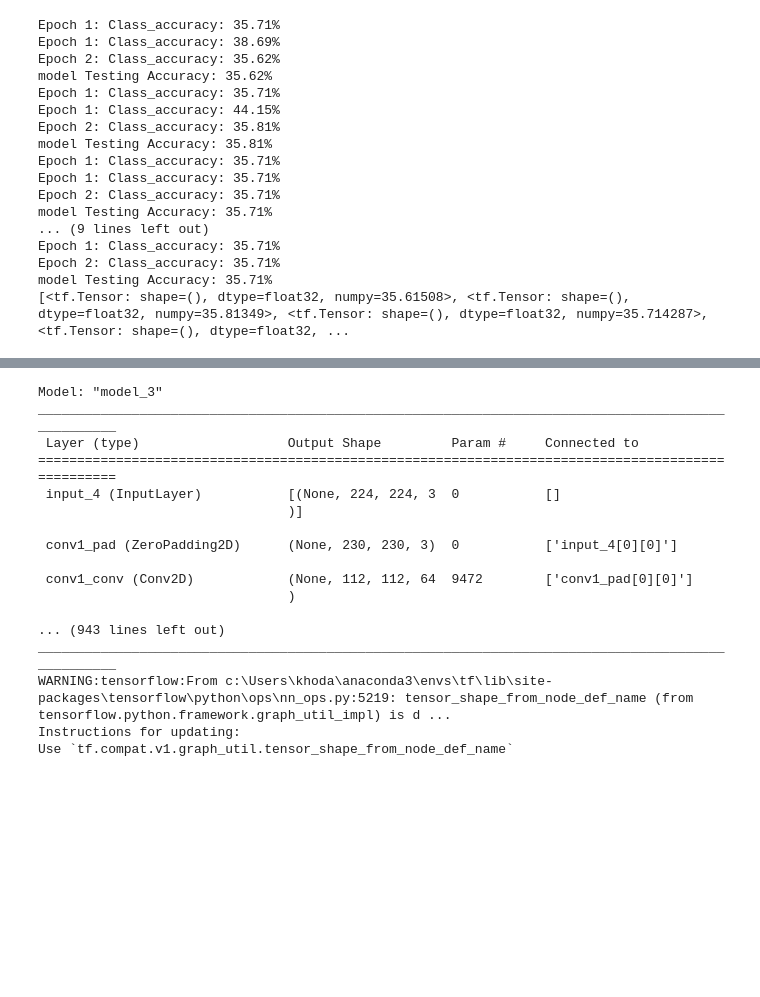
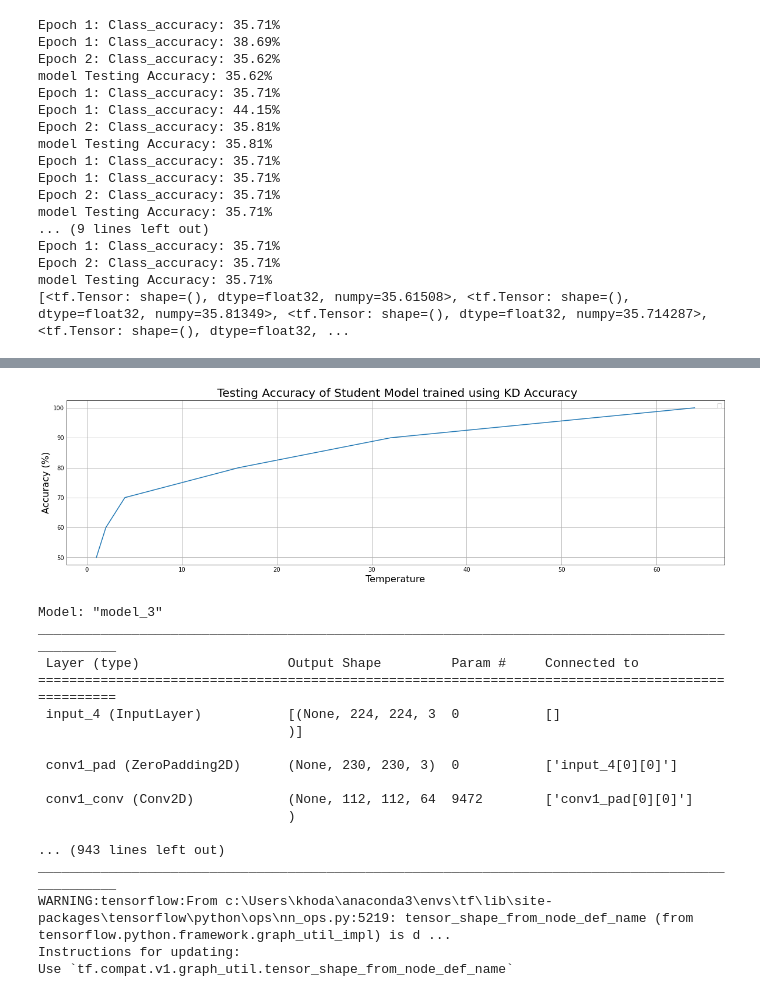
Before and after one commit to A-M-Anwar/ECE1512-2022F-ProjectARepo-Ayman-Farnaz, a Jupyter notebook: Project A/Task2.ipynb, the cells around one changed output, grey strips where cells are left out. Drawn from its saved outputs; the diff is of its cells as text; code cells hidden in the pictures; blank space fills up the shorter version.

```diff
--- a/Project A/Task2.ipynb
+++ b/Project A/Task2.ipynb
@@ -5,11 +5,14 @@ import os
 import sys
 import numpy as np
 import random
+import matplotlib.pyplot as plt
 
 module_path = os.path.abspath(os.path.join('..'))
 if module_path not in sys.path:
     sys.path.append(module_path)
 
+plt.style.use('_mpl-gallery')
+
 from Utilities import *
 # %% [markdown]
 # Load dataset
@@ -197,3 +159,15 @@ Epoch 1: Class_accuracy: 35.71%
 Epoch 2: Class_accuracy: 35.71%
 model Testing Accuracy: 35.71%
 [<tf.Tensor: shape=(), dtype=float32, numpy=35.61508>, <tf.Tensor: shape=(), dtype=float32, numpy=35.81349>, <tf.Tensor: shape=(), dtype=float32, numpy=35.714287>, <tf.Tensor: shape=(), dtype=float32, ...
+# %%
+f, ax = plt.subplots(figsize=(16, 4))
+tempratureValues = [1, 2, 4, 16, 32, 64]
+testACC = [50, 60 , 70, 80 , 90, 100]
+ax.plot(tempratureValues,testACC )
+ax.set_xlabel('Temperature', fontsize = 16)
+ax.set_ylabel('Accuracy (%)', fontsize = 16)
+ax.set_title(' Testing Accuracy of Student Model trained using KD Accuracy', fontsize = 20)
+ax.legend()
+plt.show()
+f.savefig('Figures/fig7.png', bbox_inches='tight')
+# %% [output]
@@ -200,3 +175,4 @@ model Testing Accuracy: 35.71%
+[figure, added]
 # %%
 # your code start from here for step 8
 from keras_flops import get_flops
```
Also changed, not shown: parts of 5 cells of this notebook.
